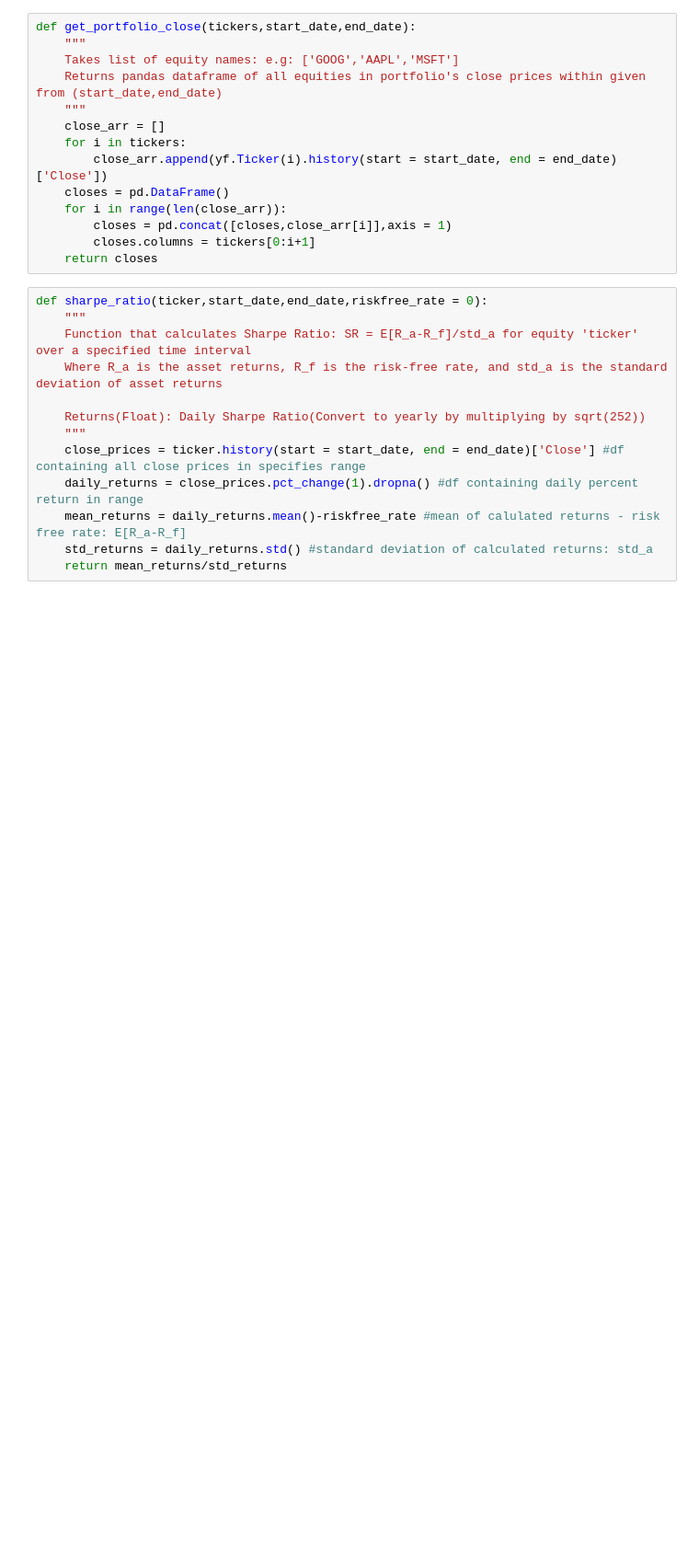
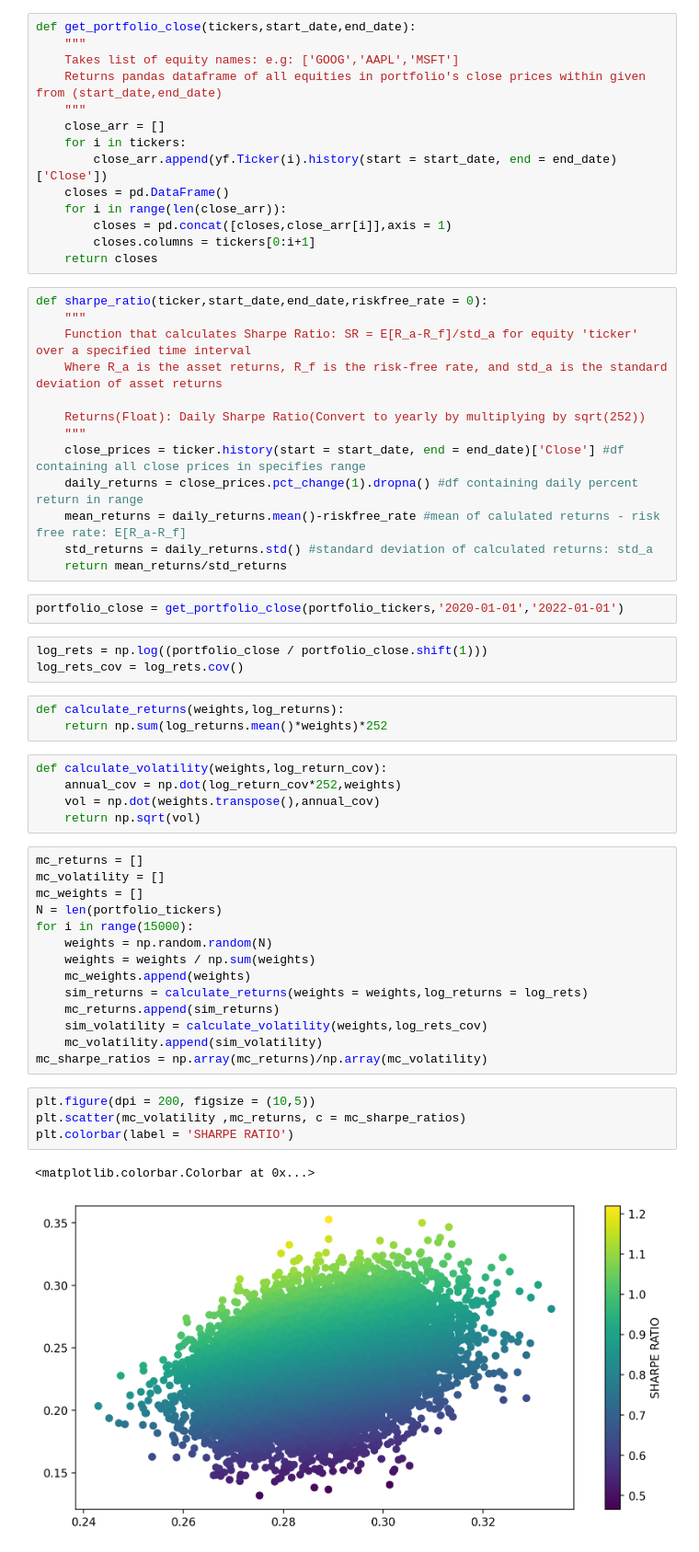
Before and after one commit to cwasserman1/MonteCarloSim, a Jupyter notebook: simulation.ipynb, the cells around one changed output. Shown at 92% size. Cells and saved outputs as stored; diff of their text form; blank space fills up the shorter version.

```diff
--- a/simulation.ipynb
+++ b/simulation.ipynb
@@ -31,3 +32,37 @@ def sharpe_ratio(ticker,start_date,end_date,riskfree_rate = 0):
     mean_returns = daily_returns.mean()-riskfree_rate #mean of calulated returns - risk free rate: E[R_a-R_f]
     std_returns = daily_returns.std() #standard deviation of calculated returns: std_a
     return mean_returns/std_returns
+# %%
+portfolio_close = get_portfolio_close(portfolio_tickers,'2020-01-01','2022-01-01')
+# %%
+log_rets = np.log((portfolio_close / portfolio_close.shift(1)))
+log_rets_cov = log_rets.cov()
+# %%
+def calculate_returns(weights,log_returns):
+    return np.sum(log_returns.mean()*weights)*252
+# %%
+def calculate_volatility(weights,log_return_cov):
+    annual_cov = np.dot(log_return_cov*252,weights)
+    vol = np.dot(weights.transpose(),annual_cov)
+    return np.sqrt(vol)
+# %%
+mc_returns = []
+mc_volatility = []
+mc_weights = []
+N = len(portfolio_tickers)
+for i in range(15000):
+    weights = np.random.random(N)
+    weights = weights / np.sum(weights)
+    mc_weights.append(weights)
+    sim_returns = calculate_returns(weights = weights,log_returns = log_rets)
+    mc_returns.append(sim_returns)
+    sim_volatility = calculate_volatility(weights,log_rets_cov)
+    mc_volatility.append(sim_volatility)
+mc_sharpe_ratios = np.array(mc_returns)/np.array(mc_volatility)
+# %%
+plt.figure(dpi = 200, figsize = (10,5))
+plt.scatter(mc_volatility ,mc_returns, c = mc_sharpe_ratios)
+plt.colorbar(label = 'SHARPE RATIO')
+# %% [output]
+<matplotlib.colorbar.Colorbar at 0x...>
+[figure, added]
```
Also changed, not shown: parts of 4 cells of this notebook.
